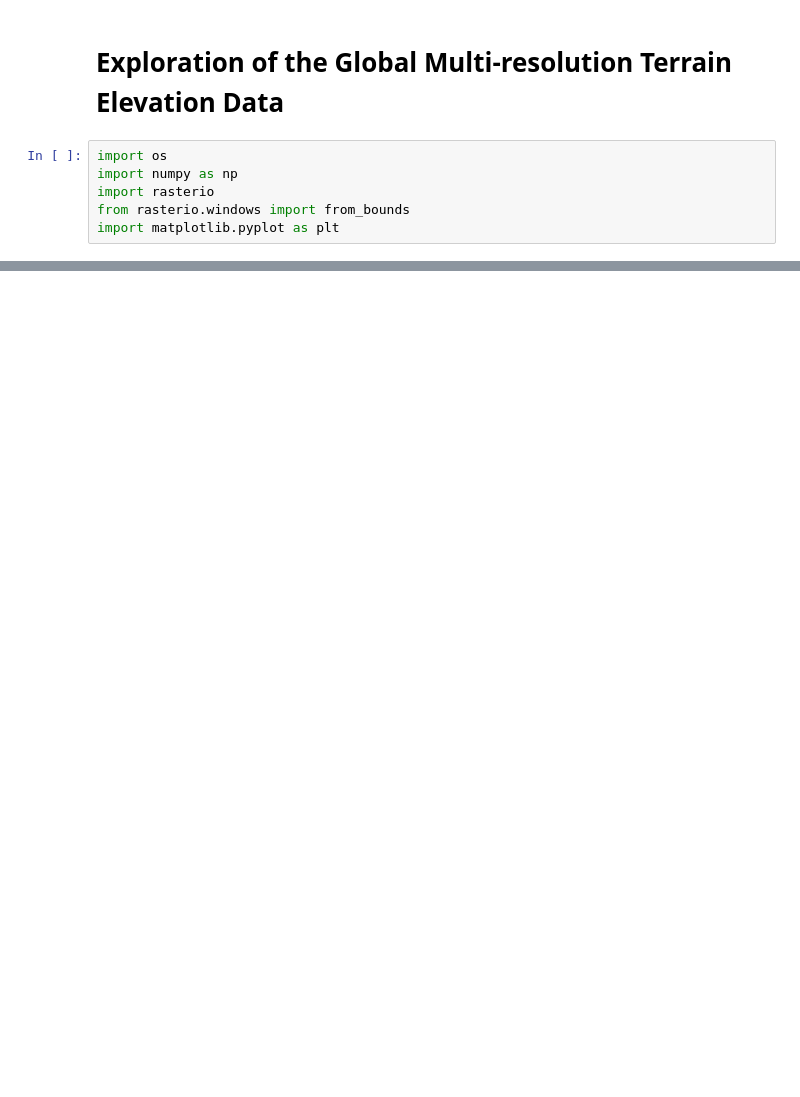
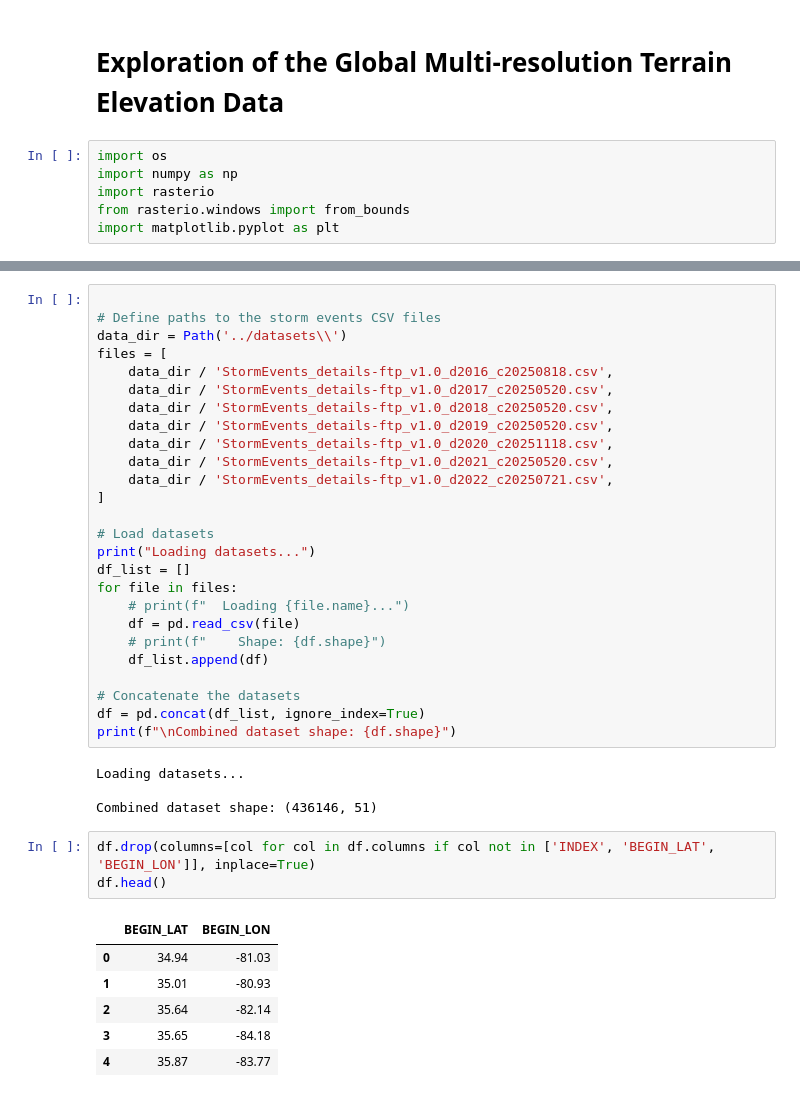
Before and after one commit to mattialodi0/progA3I, a Jupyter notebook: dataset_exploration/GMTED_exploration.ipynb, the cells around one changed output, grey strips where cells are left out. Cells and saved outputs as stored; diff of their text form; blank space fills up the shorter version.

```diff
--- a/dataset_exploration/GMTED_exploration.ipynb
+++ b/dataset_exploration/GMTED_exploration.ipynb
@@ -75,0 +205,40 @@ gmted_features(
+# %%
+
+# Define paths to the storm events CSV files
+data_dir = Path('../datasets\\')
+files = [
+    data_dir / 'StormEvents_details-ftp_v1.0_d2016_c20250818.csv',
+    data_dir / 'StormEvents_details-ftp_v1.0_d2017_c20250520.csv',
+    data_dir / 'StormEvents_details-ftp_v1.0_d2018_c20250520.csv',
+    data_dir / 'StormEvents_details-ftp_v1.0_d2019_c20250520.csv',
+    data_dir / 'StormEvents_details-ftp_v1.0_d2020_c20251118.csv',
+    data_dir / 'StormEvents_details-ftp_v1.0_d2021_c20250520.csv',
+    data_dir / 'StormEvents_details-ftp_v1.0_d2022_c20250721.csv',
+]
+
+# Load datasets
+print("Loading datasets...")
+df_list = []
+for file in files:
+    # print(f"  Loading {file.name}...")
+    df = pd.read_csv(file)
+    # print(f"    Shape: {df.shape}")
+    df_list.append(df)
+
+# Concatenate the datasets
+df = pd.concat(df_list, ignore_index=True)
+print(f"\nCombined dataset shape: {df.shape}")
+# %% [output]
+Loading datasets...
+
+Combined dataset shape: (436146, 51)
+# %%
+df.drop(columns=[col for col in df.columns if col not in ['INDEX', 'BEGIN_LAT', 'BEGIN_LON']], inplace=True)
+df.head()
+# %% [output]
+|  | BEGIN_LAT | BEGIN_LON |
+| 0 | 34.94 | -81.03 |
+| 1 | 35.01 | -80.93 |
+| 2 | 35.64 | -82.14 |
+| 3 | 35.65 | -84.18 |
+| 4 | 35.87 | -83.77 |
```
Also changed, not shown: parts of 23 cells of this notebook, 1 other file.
